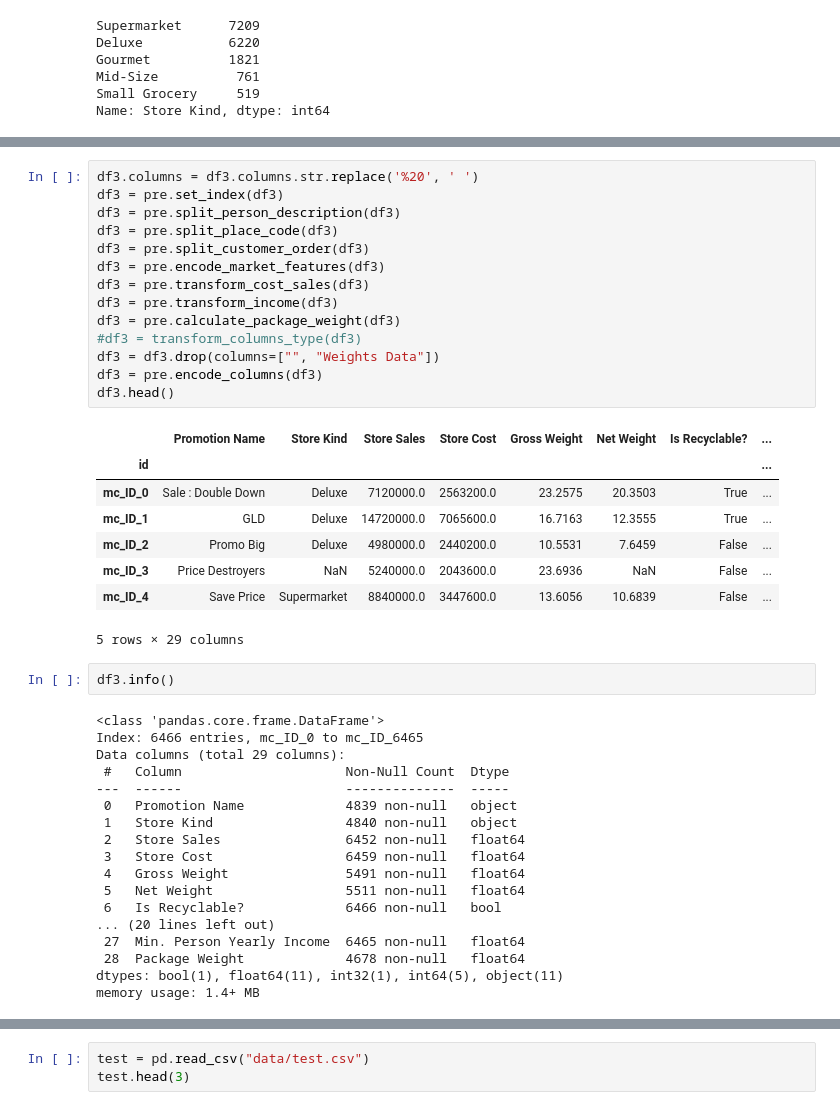
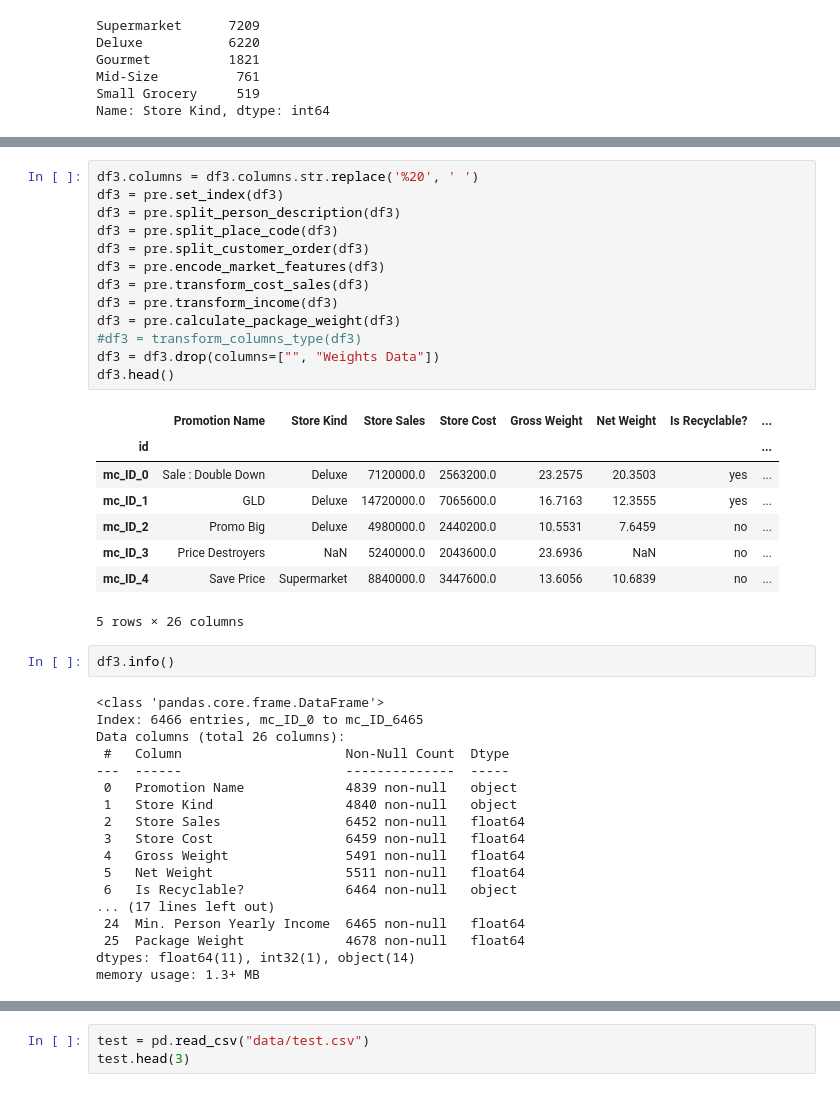
Before and after one commit to kershrita/Predicting-Market-Costs, a Jupyter notebook: data pre-processing.ipynb, the cells around one changed output, grey strips where cells are left out. Saved outputs shown, nothing was run; the diff lists cells and outputs as text.

```diff
--- a/data pre-processing.ipynb
+++ b/data pre-processing.ipynb
@@ -304,32 +290,31 @@ df3.head()
 # %%
 df3.columns = df3.columns.str.replace('%20', ' ')
 df3 = pre.set_index(df3)
 df3 = pre.split_person_description(df3)
 df3 = pre.split_place_code(df3)
 df3 = pre.split_customer_order(df3)
 df3 = pre.encode_market_features(df3)
 df3 = pre.transform_cost_sales(df3)
 df3 = pre.transform_income(df3)
 df3 = pre.calculate_package_weight(df3)
 #df3 = transform_columns_type(df3)
 df3 = df3.drop(columns=["", "Weights Data"])
-df3 = pre.encode_columns(df3)
 df3.head()
 # %% [output]
 |  | Promotion Name | Store Kind | Store Sales | Store Cost | Gross Weight | Net Weight | Is Recyclable? | ... |
 | id |  |  |  |  |  |  |  | ... |
-| mc_ID_0 | Sale : Double Down | Deluxe | 7120000.0 | 2563200.0 | 23.2575 | 20.3503 | True | ... |
-| mc_ID_1 | GLD | Deluxe | 14720000.0 | 7065600.0 | 16.7163 | 12.3555 | True | ... |
-| mc_ID_2 | Promo Big | Deluxe | 4980000.0 | 2440200.0 | 10.5531 | 7.6459 | False | ... |
-| mc_ID_3 | Price Destroyers | NaN | 5240000.0 | 2043600.0 | 23.6936 | NaN | False | ... |
-| mc_ID_4 | Save Price | Supermarket | 8840000.0 | 3447600.0 | 13.6056 | 10.6839 | False | ... |
+| mc_ID_0 | Sale : Double Down | Deluxe | 7120000.0 | 2563200.0 | 23.2575 | 20.3503 | yes | ... |
+| mc_ID_1 | GLD | Deluxe | 14720000.0 | 7065600.0 | 16.7163 | 12.3555 | yes | ... |
+| mc_ID_2 | Promo Big | Deluxe | 4980000.0 | 2440200.0 | 10.5531 | 7.6459 | no | ... |
+| mc_ID_3 | Price Destroyers | NaN | 5240000.0 | 2043600.0 | 23.6936 | NaN | no | ... |
+| mc_ID_4 | Save Price | Supermarket | 8840000.0 | 3447600.0 | 13.6056 | 10.6839 | no | ... |
-5 rows × 29 columns
+5 rows × 26 columns
 # %%
 df3.info()
 # %% [output]
 <class 'pandas.core.frame.DataFrame'>
 Index: 6466 entries, mc_ID_0 to mc_ID_6465
-Data columns (total 29 columns):
+Data columns (total 26 columns):
  #   Column                     Non-Null Count  Dtype
 ---  ------                     --------------  -----
  0   Promotion Name             4839 non-null   object
@@ -338,12 +323,12 @@ Data columns (total 29 columns):
  3   Store Cost                 6459 non-null   float64
  4   Gross Weight               5491 non-null   float64
  5   Net Weight                 5511 non-null   float64
- 6   Is Recyclable?             6466 non-null   bool
-... (20 lines left out)
- 27  Min. Person Yearly Income  6465 non-null   float64
- 28  Package Weight             4678 non-null   float64
-dtypes: bool(1), float64(11), int32(1), int64(5), object(11)
-memory usage: 1.4+ MB
+ 6   Is Recyclable?             6464 non-null   object
+... (17 lines left out)
+ 24  Min. Person Yearly Income  6465 non-null   float64
+ 25  Package Weight             4678 non-null   float64
+dtypes: float64(11), int32(1), object(14)
+memory usage: 1.3+ MB
 # %%
 df = pd.concat([df1, df2, df3])
 df.head()
```
Also changed, not shown: parts of 28 cells of this notebook.
